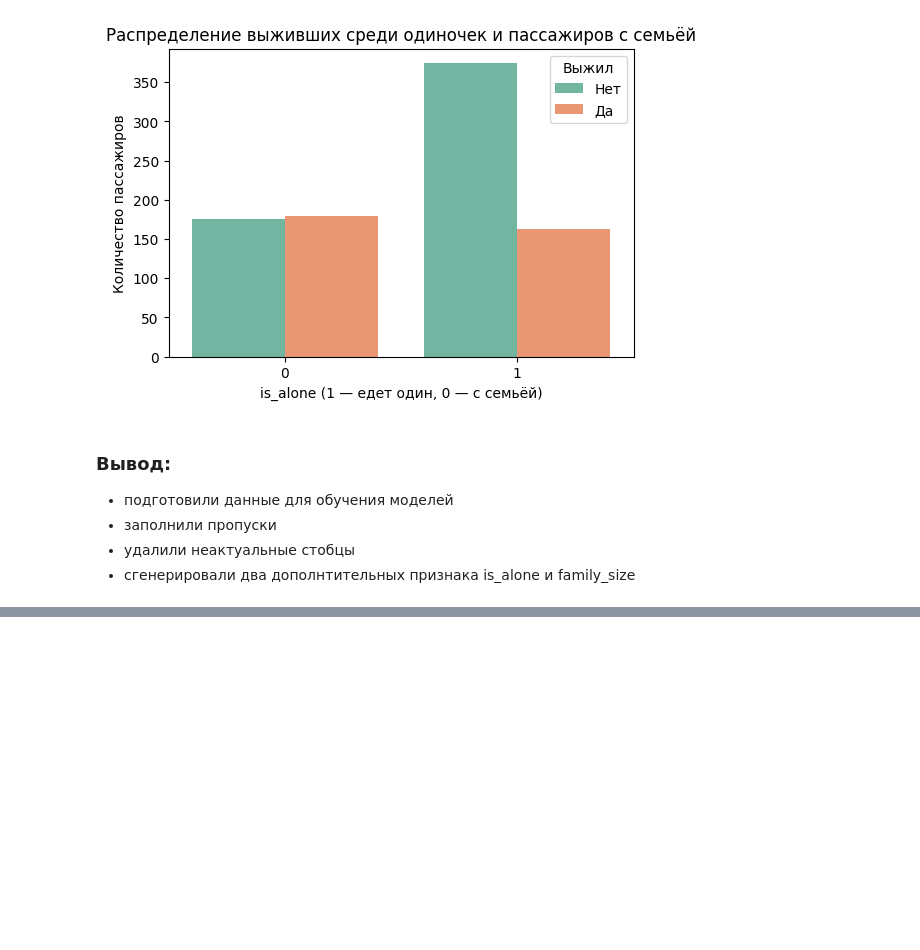
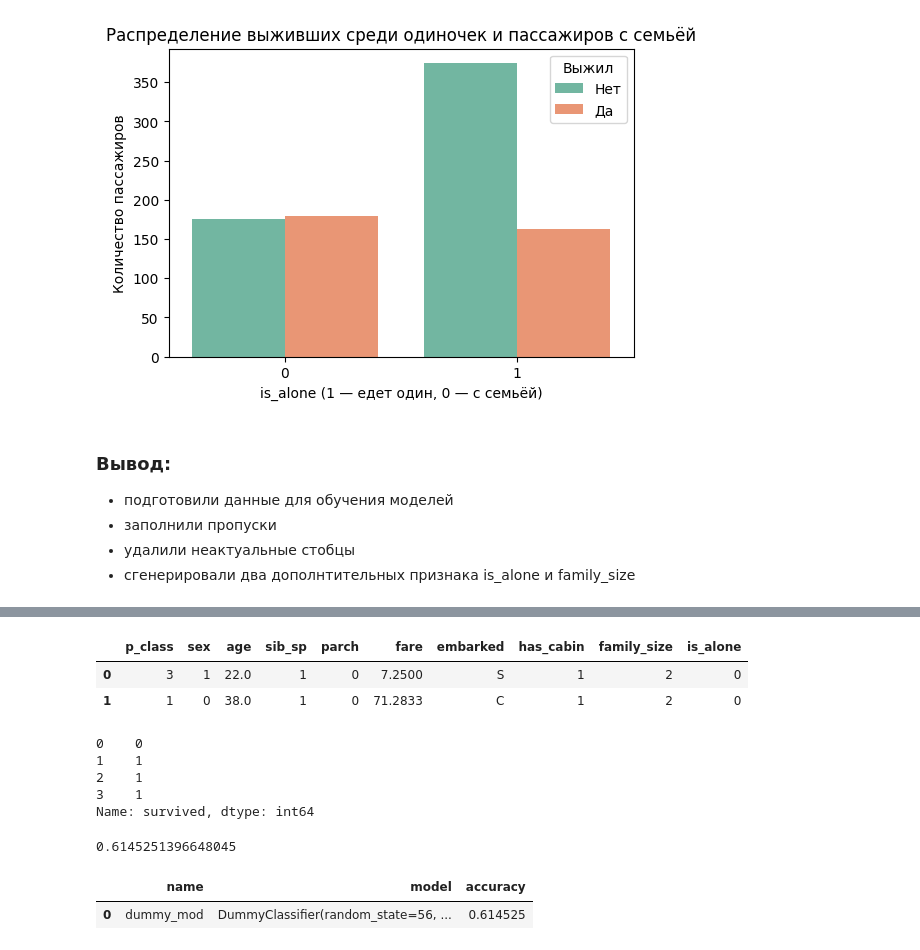
Before and after one commit to RuslGL/kaggle_practice, a Jupyter notebook: titanic/classic_ml.ipynb, the cells around one changed output, grey strips where cells are left out. Drawn from its saved outputs; the diff is of its cells as text; code cells hidden in the pictures; blank space fills up the shorter version.

```diff
--- a/titanic/classic_ml.ipynb
+++ b/titanic/classic_ml.ipynb
@@ -466,0 +549,39 @@ plt.show()
+# %%
+X = data.drop('survived', axis=1)
+y = data.survived
+
+
+display(X.head(2), y.head(4))
+# %% [output]
+|  | p_class | sex | age | sib_sp | parch | fare | embarked | has_cabin | family_size | is_alone |
+| 0 | 3 | 1 | 22.0 | 1 | 0 | 7.2500 | S | 1 | 2 | 0 |
+| 1 | 1 | 0 | 38.0 | 1 | 0 | 71.2833 | C | 1 | 2 | 0 |
+0    0
+1    1
+2    1
+3    1
+Name: survived, dtype: int64
+# %%
+X_train, X_test, y_train, y_test = train_test_split(X, y, test_size=0.2, stratify=y, random_state=rs)
+
+dummy_mod = DummyClassifier(strategy='most_frequent', random_state=rs)
+dummy_mod.fit(X_train, y_train)
+
+y_pred = dummy_mod.predict(X_test)
+
+accuracy = accuracy_score(y_test, y_pred)
+accuracy
+# %% [output]
+0.6145251396648045
+# %%
+results = pd.DataFrame({
+    'name': ['dummy_mod'],
+    'model': [dummy_mod],
+    'accuracy': [accuracy]
+}
+)
+
+results
+# %% [output]
+|  | name | model | accuracy |
+| 0 | dummy_mod | DummyClassifier(random_state=56, ... | 0.614525 |
```
Also changed, not shown: parts of 49 cells of this notebook.
